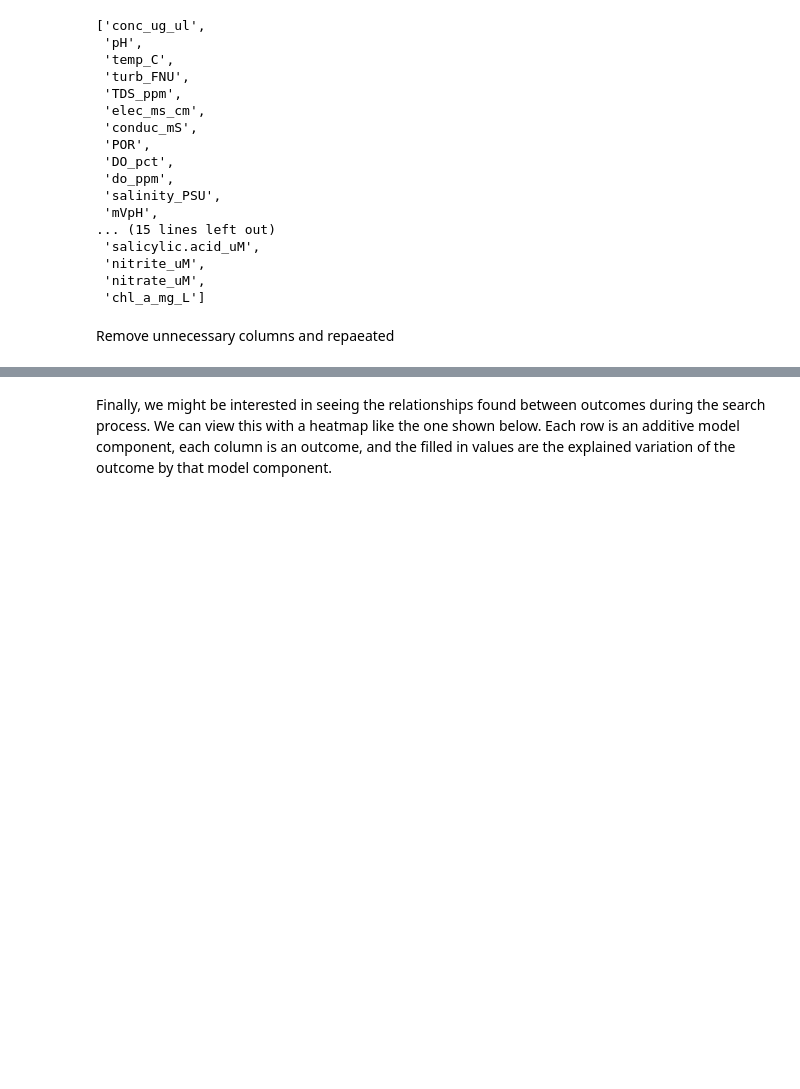
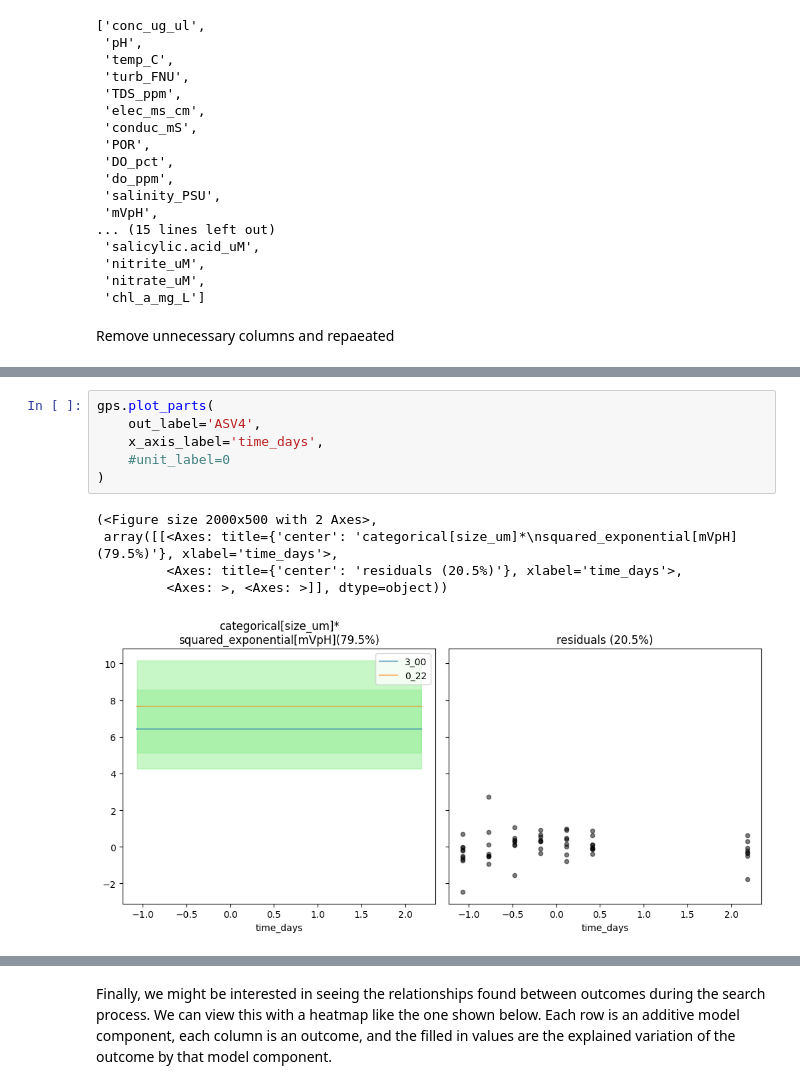
Before and after one commit to omicsEye/waveome, a Jupyter notebook: examples/Marine_microbiome/16S_environment_microbiome_antibiotic_treatments.ipynb, the cells around one changed output, grey strips where cells are left out. Saved outputs shown, nothing was run; the diff lists cells and outputs as text; blank space fills up the shorter version.

```diff
--- a/examples/Marine_microbiome/16S_environment_microbiome_antibiotic_treatments.ipynb
+++ b/examples/Marine_microbiome/16S_environment_microbiome_antibiotic_treatments.ipynb
@@ -193,0 +251,12 @@ gps.plot_parts(
+# %%
+gps.plot_parts(
+    out_label='ASV4',
+    x_axis_label='time_days',
+    #unit_label=0
+)
+# %% [output]
+(<Figure size 2000x500 with 2 Axes>,
+ array([[<Axes: title={'center': 'categorical[size_um]*\nsquared_exponential[mVpH](79.5%)'}, xlabel='time_days'>,
+         <Axes: title={'center': 'residuals (20.5%)'}, xlabel='time_days'>,
+         <Axes: >, <Axes: >]], dtype=object))
+[figure, added]
```
Also changed, not shown: parts of 16 cells of this notebook.
